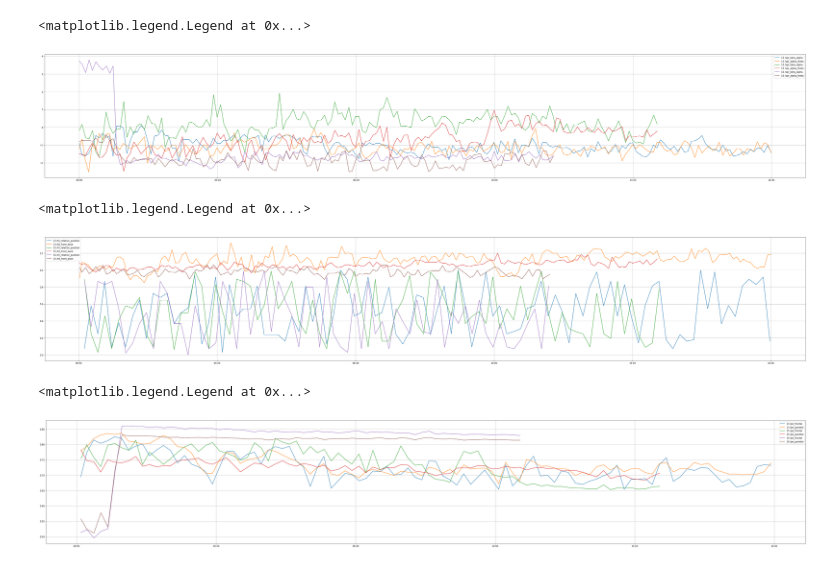
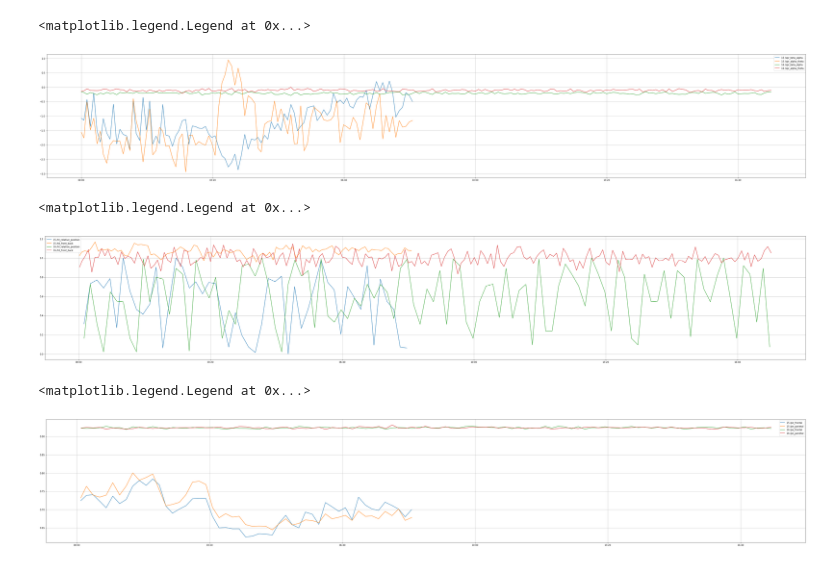
Before and after one commit to BIAPT/EEGsonic, a Jupyter notebook: resonance_gui/flask-app/static/playerEvents/QuickAnalysis.ipynb, the cells around one changed output. Drawn from its saved outputs; the diff is of its cells as text; code cells hidden in the pictures.

```diff
--- a/resonance_gui/flask-app/static/playerEvents/QuickAnalysis.ipynb
+++ b/resonance_gui/flask-app/static/playerEvents/QuickAnalysis.ipynb
@@ -98,13 +98,13 @@ ax.legend(handles, labels)
 # %%
-filename = "WSAS13-jan23.txt"
-data13 = pd.read_json(filename)
-data13['address'] = pd.io.json.json_normalize(data13[:]['message'])['address']
-data13['value'] = pd.io.json.json_normalize(data13[:]['message'])['args']
-data13['value'] = data13['value'].str[0]
-data13 = data13.drop(columns=['message'])
-data13['time'] = data13['time']-data13['time'][0]
+# filename = "WSAS13-jan23.txt"
+# data13 = pd.read_json(filename)
+# data13['address'] = pd.io.json.json_normalize(data13[:]['message'])['address']
+# data13['value'] = pd.io.json.json_normalize(data13[:]['message'])['args']
+# data13['value'] = data13['value'].str[0]
+# data13 = data13.drop(columns=['message'])
+# data13['time'] = data13['time']-data13['time'][0]
 
-filename = "WSAS15-jan23.txt"
+filename = "Colin_035221.txt"
 data15 = pd.read_json(filename)
 data15['address'] = pd.io.json.json_normalize(data15[:]['message'])['address']
 data15['value'] = pd.io.json.json_normalize(data15[:]['message'])['args']
@@ -112,13 +112,20 @@ data15['value'] = data15['value'].str[0]
 data15 = data15.drop(columns=['message'])
 data15['time'] = data15['time']-data15['time'][0]
 
-filename = "WSAS16-crash.txt"
-data16 = pd.read_json(filename)
+data16 = pd.read_json('CharlotteJan31.txt')
 data16['address'] = pd.io.json.json_normalize(data16[:]['message'])['address']
 data16['value'] = pd.io.json.json_normalize(data16[:]['message'])['args']
 data16['value'] = data16['value'].str[0]
 data16 = data16.drop(columns=['message'])
 data16['time'] = data16['time']-data16['time'][0]
+
+# filename = "WSAS12.txt"
+# data12 = pd.read_json(filename)
+# data12['address'] = pd.io.json.json_normalize(data12[:]['message'])['address']
+# data12['value'] = pd.io.json.json_normalize(data12[:]['message'])['args']
+# data12['value'] = data12['value'].str[0]
+# data12 = data12.drop(columns=['message'])
+# data12['time'] = data12['time']-data16['time'][0]
 # %%
 fig, ax = plt.subplots(figsize=(60,10))
 plt.grid(True)
@@ -142,12 +149,15 @@ plt.grid(True)
 # plt.title('all signals raw')
 
 
-ba13 = plt.plot(data13.loc[data13['address'] == channels[13]]['time'], np.log(data13.loc[data13['address'] == channels[13]]['value']), label='13 ' + channels[13])
-at13 = plt.plot(data13.loc[data13['address'] == channels[14]]['time'], np.log(data13.loc[data13['address'] == channels[14]]['value']), label='13 ' + channels[14])
+# ba13 = plt.plot(data13.loc[data13['address'] == channels[13]]['time'], np.log(data13.loc[data13['address'] == channels[13]]['value']), label='13 ' + channels[13])
+# at13 = plt.plot(data13.loc[data13['address'] == channels[14]]['time'], np.log(data13.loc[data13['address'] == channels[14]]['value']), label='13 ' + channels[14])
 ba15 = plt.plot(data15.loc[data15['address'] == channels[13]]['time'], np.log(data15.loc[data15['address'] == channels[13]]['value']), label='15 ' + channels[13])
 at15 = plt.plot(data15.loc[data15['address'] == channels[14]]['time'], np.log(data15.loc[data15['address'] == channels[14]]['value']), label='15 ' + channels[14])
 ba16 = plt.plot(data16.loc[data16['address'] == channels[13]]['time'], np.log(data16.loc[data16['address'] == channels[13]]['value']), label='16 ' + channels[13])
 at16 = plt.plot(data16.loc[data16['address'] == channels[14]]['time'], np.log(data16.loc[data16['address'] == channels[14]]['value']), label='16 ' + channels[14])
+# ba12 = plt.plot(data12.loc[data12['address'] == channels[13]]['time'], np.log(data12.loc[data12['address'] == channels[13]]['value']), label='12 ' + channels[13])
+# at12 = plt.plot(data12.loc[data12['address'] == channels[14]]['time'], np.log(data12.loc[data12['address'] == channels[14]]['value']), label='12 ' + channels[14])
+
 #ba = plt.plot(data.loc[data['address'] == channels[13]]['time']), np.log(data.loc[data['address'] == channels[13]]['value']), label=channels[13])
 #at = plt.plot(data.loc[data['address'] == channels[14]]['time']), np.log(data.loc[data['address'] == channels[14]]['value']), label=channels[14])
 # pacf = plt.plot(data.loc[data['address'] == channels[11]]['time'], data.loc[data['address'] == channels[11]]['value'], label=channels[11])
@@ -165,7 +175,7 @@ handles, labels = ax.get_legend_handles_labels()
 ax.legend(handles, labels)
 # %% [output]
 <matplotlib.legend.Legend at 0x...>
-[figure, old version]
+[figure, new version]
 # %%
 fig, ax = plt.subplots(figsize=(60,10))
 plt.grid(True)
@@ -189,8 +199,8 @@ plt.grid(True)
 # plt.title('all signals raw')
 
 
-ba13 = plt.plot(data13.loc[data13['address'] == channels[8]]['time'], data13.loc[data13['address'] == channels[8]]['value'], label='13 ' + channels[8])
-at13 = plt.plot(data13.loc[data13['address'] == channels[15]]['time'], data13.loc[data13['address'] == channels[15]]['value'], label='13 ' + channels[15])
+# ba13 = plt.plot(data13.loc[data13['address'] == channels[8]]['time'], data13.loc[data13['address'] == channels[8]]['value'], label='13 ' + channels[8])
+# at13 = plt.plot(data13.loc[data13['address'] == channels[15]]['time'], data13.loc[data13['address'] == channels[15]]['value'], label='13 ' + channels[15])
 ba15 = plt.plot(data15.loc[data15['address'] == channels[8]]['time'], data15.loc[data15['address'] == channels[8]]['value'], label='15 ' + channels[8])
 at15 = plt.plot(data15.loc[data15['address'] == channels[15]]['time'], data15.loc[data15['address'] == channels[15]]['value'], label='15 ' + channels[15])
 ba16 = plt.plot(data16.loc[data16['address'] == channels[8]]['time'], data16.loc[data16['address'] == channels[8]]['value'], label='16 ' + channels[8])
@@ -208,11 +218,11 @@ at16 = plt.plot(data16.loc[data16['address'] == channels[15]]['time'], data16.lo
 formatter = mpl.ticker.FuncFormatter(lambda ms, x: time.strftime('%M:%S', time.gmtime(ms // 1000)))
 ax.xaxis.set_major_formatter(formatter)
 
-handles, labels = ax2.get_legend_handles_labels()
+handles, labels = ax.get_legend_handles_labels()
 ax.legend(handles, labels)
 # %% [output]
 <matplotlib.legend.Legend at 0x...>
-[figure, old version]
+[figure, new version]
 # %%
 fig, ax = plt.subplots(figsize=(60,10))
 plt.grid(True)
@@ -230,33 +240,33 @@ plt.grid(True)
 # plt.ymax = 0.6
 # ax.set_ylabel('dPLI')
 # ax.set_xlabel('time')
 
 # plt.axhspan(0.485, 0.515, color='red', alpha=0.1)
 # plt.axhspan(0.49, 0.51, color='red', alpha=0.1)
 # plt.title('all signals raw')
 
 
-ba13 = plt.plot(data13.loc[data13['address'] == channels[9]]['time'], data13.loc[data13['address'] == channels[9]]['value'], label='13 ' + channels[9])
-at13 = plt.plot(data13.loc[data13['address'] == channels[10]]['time'], data13.loc[data13['address'] == channels[10]]['value'], label='13 ' + channels[10])
+# ba13 = plt.plot(data13.loc[data13['address'] == channels[9]]['time'], data13.loc[data13['address'] == channels[9]]['value'], label='13 ' + channels[9])
+# at13 = plt.plot(data13.loc[data13['address'] == channels[10]]['time'], data13.loc[data13['address'] == channels[10]]['value'], label='13 ' + channels[10])
 ba15 = plt.plot(data15.loc[data15['address'] == channels[9]]['time'], data15.loc[data15['address'] == channels[9]]['value'], label='15 ' + channels[9])
 at15 = plt.plot(data15.loc[data15['address'] == channels[10]]['time'], data15.loc[data15['address'] == channels[10]]['value'], label='15 ' + channels[10])
 ba16 = plt.plot(data16.loc[data16['address'] == channels[9]]['time'], data16.loc[data16['address'] == channels[9]]['value'], label='16 ' + channels[9])
 at16 = plt.plot(data16.loc[data16['address'] == channels[10]]['time'], data16.loc[data16['address'] == channels[10]]['value'], label='16 ' + channels[10])
 #ba = plt.plot(data.loc[data['address'] == channels[13]]['time']), np.log(data.loc[data['address'] == channels[13]]['value']), label=channels[13])
 #at = plt.plot(data.loc[data['address'] == channels[14]]['time']), np.log(data.loc[data['address'] == channels[14]]['value']), label=channels[14])
 # pacf = plt.plot(data.loc[data['address'] == channels[11]]['time'], data.loc[data['address'] == channels[11]]['value'], label=channels[11])
 # pacp = plt.plot(data.loc[data['address'] == channels[12]]['time'], data.loc[data['address'] == channels[12]]['value'], label=channels[12])
 # hl = plt.plot(data.loc[data['address'] == channels[8]]['time'], data.loc[data['address'] == channels[8]]['value'], label=channels[8])
 # pef = plt.plot(data.loc[data['address'] == channels[9]]['time'], data.loc[data['address'] == channels[9]]['value'], label=channels[9])
 # pep = plt.plot(data.loc[data['address'] == channels[10]]['time'], data.loc[data['address'] == channels[10]]['value'], label=channels[10])
 # td = plt.plot(data.loc[data['address'] == channels[15]]['time'], data.loc[data['address'] == channels[15]]['value'], label=channels[15])
 
 
 formatter = mpl.ticker.FuncFormatter(lambda ms, x: time.strftime('%M:%S', time.gmtime(ms // 1000)))
 ax.xaxis.set_major_formatter(formatter)
 
 handles, labels = ax.get_legend_handles_labels()
 ax.legend(handles, labels)
 # %% [output]
 <matplotlib.legend.Legend at 0x...>
-[figure, old version]
+[figure, new version]
```
Also changed, not shown: parts of 3 cells of this notebook, 33 other files.
